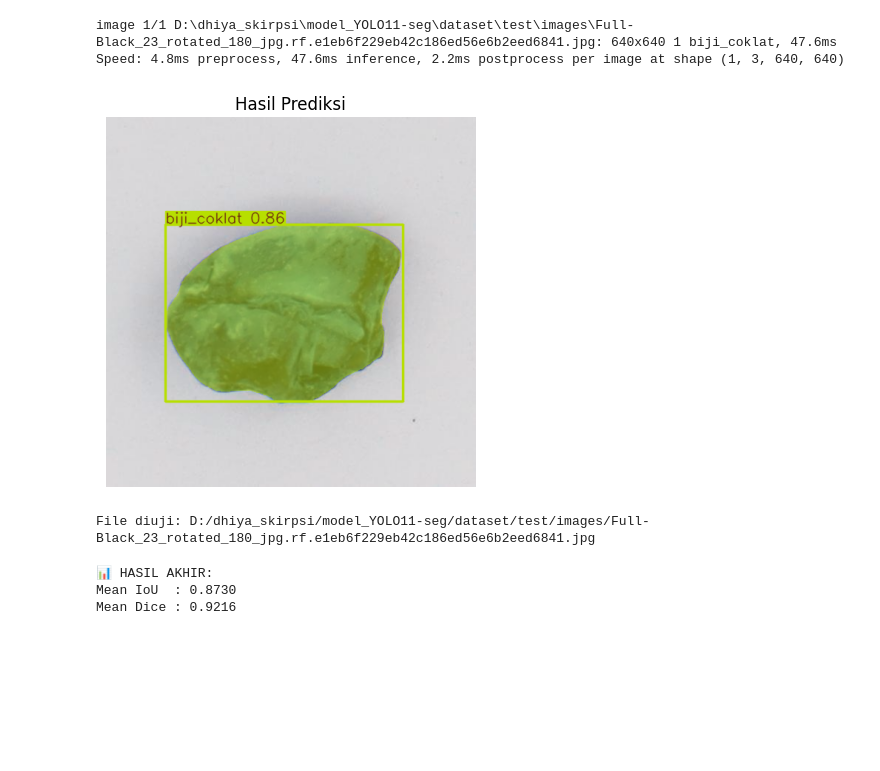
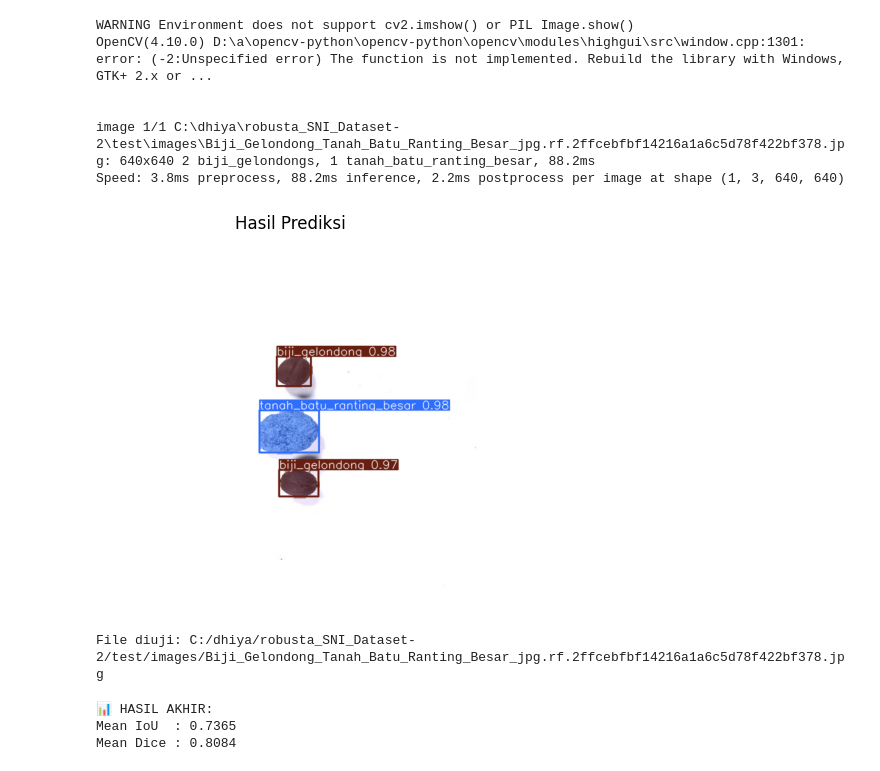
Before and after one commit to pentahead/YOLO11n-seg_CoffeGrader, a Jupyter notebook: predict.ipynb, the cells around one changed output. Drawn from its saved outputs; the diff is of its cells as text; code cells hidden in the pictures; blank space fills up the shorter version.

Commit message:
TRAIN using Primer and Secondary Datasets

```diff
--- a/predict.ipynb
+++ b/predict.ipynb
@@ -49,38 +49,42 @@ def upload_and_test():
     if not file_path:
         print("Tidak ada file dipilih")
         return
 
-    model = YOLO("runs/segment/runs/coffe-sni-clean-12/weights/best.pt")
+    model = YOLO("runs/segment/train3/weights/best.pt")
 
     results = model.predict(
         source=file_path,
         conf=0.4,
         save=False,
         show=True
     )
 
 
     # Ambil hasil pertama
     result = results[0]
 
     # Plot hasil (sudah ada bounding box + mask)
     img = result.plot()
 
     # Tampilkan di output (Jupyter / script)
     plt.imshow(img)
     plt.axis("off")
     plt.title("Hasil Prediksi")
     plt.show()
 
     print(f"File diuji: {file_path}")
 
 if __name__ == "__main__":
     upload_and_test()
 # %% [output]
-image 1/1 D:\dhiya_skirpsi\model_YOLO11-seg\dataset\test\images\Full-Black_23_rotated_180_jpg.rf.e1eb6f229eb42c186ed56e6b2eed6841.jpg: 640x640 1 biji_coklat, 47.6ms
-Speed: 4.8ms preprocess, 47.6ms inference, 2.2ms postprocess per image at shape (1, 3, 640, 640)
+WARNING Environment does not support cv2.imshow() or PIL Image.show()
+OpenCV(4.10.0) D:\a\opencv-python\opencv-python\opencv\modules\highgui\src\window.cpp:1301: error: (-2:Unspecified error) The function is not implemented. Rebuild the library with Windows, GTK+ 2.x or ...
+
+
+image 1/1 C:\dhiya\robusta_SNI_Dataset-2\test\images\Biji_Gelondong_Tanah_Batu_Ranting_Besar_jpg.rf.2ffcebfbf14216a1a6c5d78f422bf378.jpg: 640x640 2 biji_gelondongs, 1 tanah_batu_ranting_besar, 88.2ms
+Speed: 3.8ms preprocess, 88.2ms inference, 2.2ms postprocess per image at shape (1, 3, 640, 640)
-[figure, old version]
+[figure, new version]
-File diuji: D:/dhiya_skirpsi/model_YOLO11-seg/dataset/test/images/Full-Black_23_rotated_180_jpg.rf.e1eb6f229eb42c186ed56e6b2eed6841.jpg
+File diuji: C:/dhiya/robusta_SNI_Dataset-2/test/images/Biji_Gelondong_Tanah_Batu_Ranting_Besar_jpg.rf.2ffcebfbf14216a1a6c5d78f422bf378.jpg
 # %%
 #Hitung mIoU dan Dice
 import torch
@@ -90,9 +94,9 @@ import cv2
 import os
 
 # ==== CONFIG ====
-MODEL_PATH = "runs/segment/runs/coffe-sni-clean-12/weights/best.pt"
-IMAGE_DIR = "coffe-sni-clean-1/test/images"
-LABEL_DIR = "coffe-sni-clean-1/test/labels"
+MODEL_PATH = "runs/segment/train3/weights/best.pt"
+IMAGE_DIR = "robusta_SNI_Dataset-2/test/images"
+LABEL_DIR = "robusta_SNI_Dataset-2/test/labels"
 
 # ==== LOAD MODEL ====
 model = YOLO(MODEL_PATH)
@@ -170,5 +174,5 @@ print(f"Mean IoU  : {np.mean(ious):.4f}")
 print(f"Mean Dice : {np.mean(dices):.4f}")
 # %% [output]
 📊 HASIL AKHIR:
-Mean IoU  : 0.8730
-Mean Dice : 0.9216
+Mean IoU  : 0.7365
+Mean Dice : 0.8084
```
Also changed, not shown: parts of 1 cell of this notebook, 3 other files.
